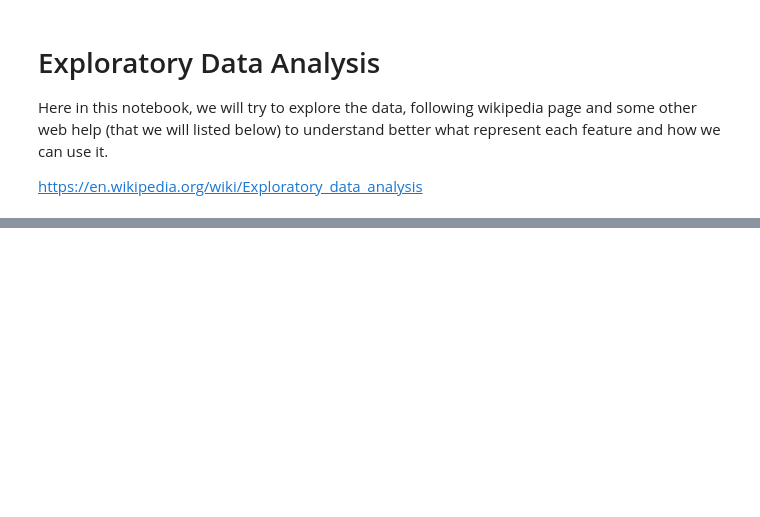
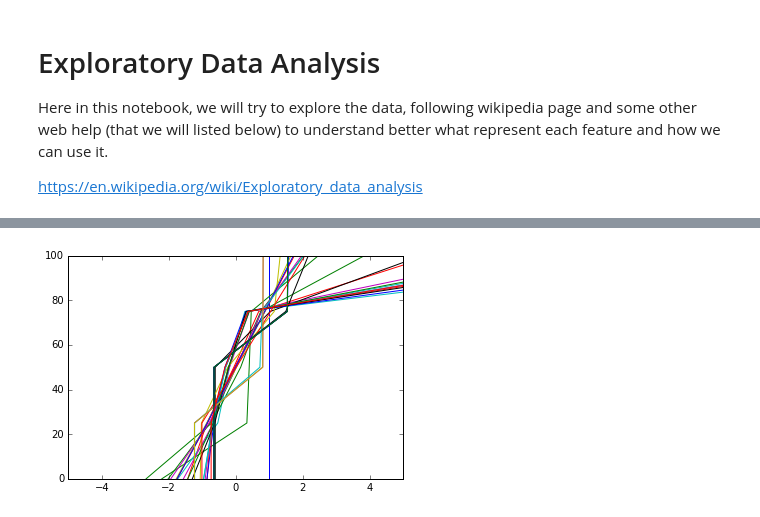
Before and after one commit to jmuth/PCML_project1, a Jupyter notebook: Exploration_data_analysis.ipynb, the cells around one changed output, grey strips where cells are left out. Drawn from its saved outputs; the diff is of its cells as text; code cells hidden in the pictures; blank space fills up the shorter version.

```diff
--- a/Exploration_data_analysis.ipynb
+++ b/Exploration_data_analysis.ipynb
@@ -46,3 +23,5 @@ array([[  1.38470000e+02,   5.16550000e+01,   9.78270000e+01,
+# %%
+stX, meanX, stdX = standardize(tX)
 # %%
 def pretty_print(matrix):
     s = [[str(e) for e in row] for row in matrix]
@@ -133,0 +101,12 @@ print(labels)
+# %%
+def plot_five_numbers(tX):
+    y = [0, 25, 50, 75, 100]
+    for i in range(tX.shape[0]):
+        plt.plot(tX[i], y)
+    plt.axis([-5, 5, 0, 100])
+    plt.show()
+
+five = five_numbers_summary(stX)
+plot_five_numbers(five)
+# %% [output]
+[figure, added]
```
Also changed, not shown: parts of 6 cells of this notebook.
